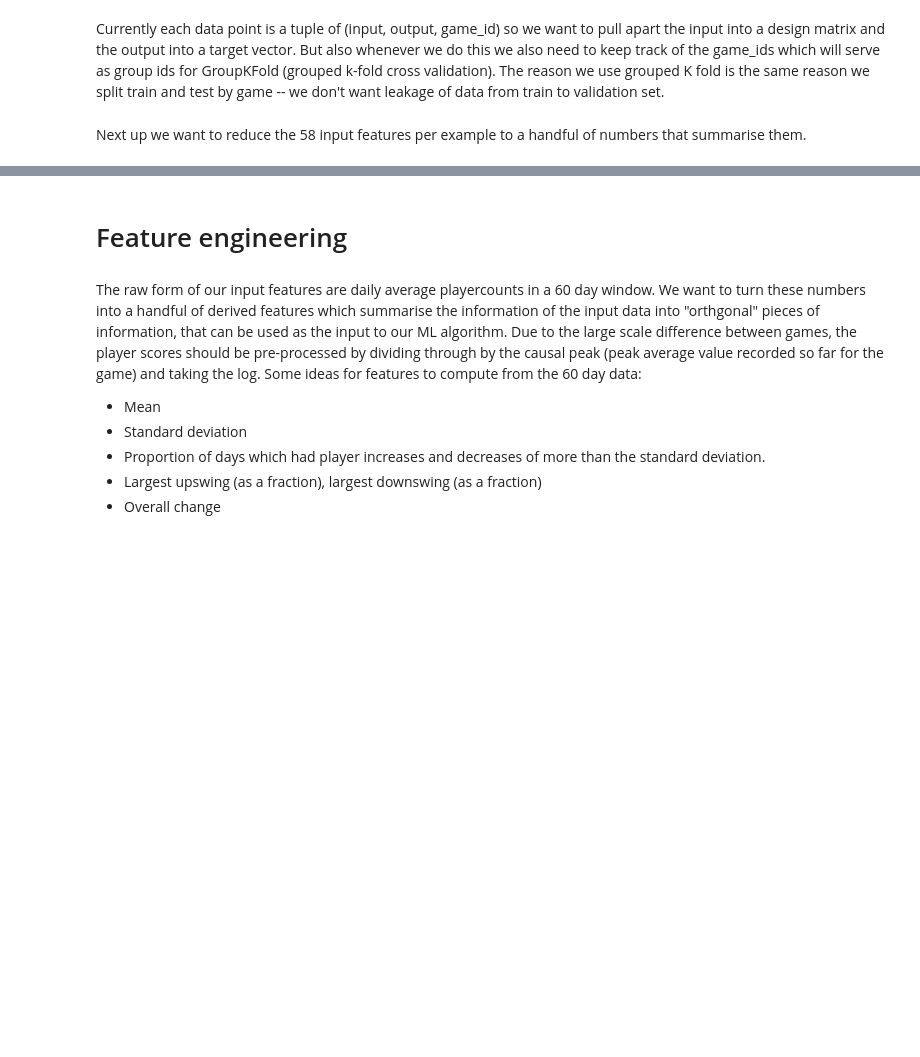
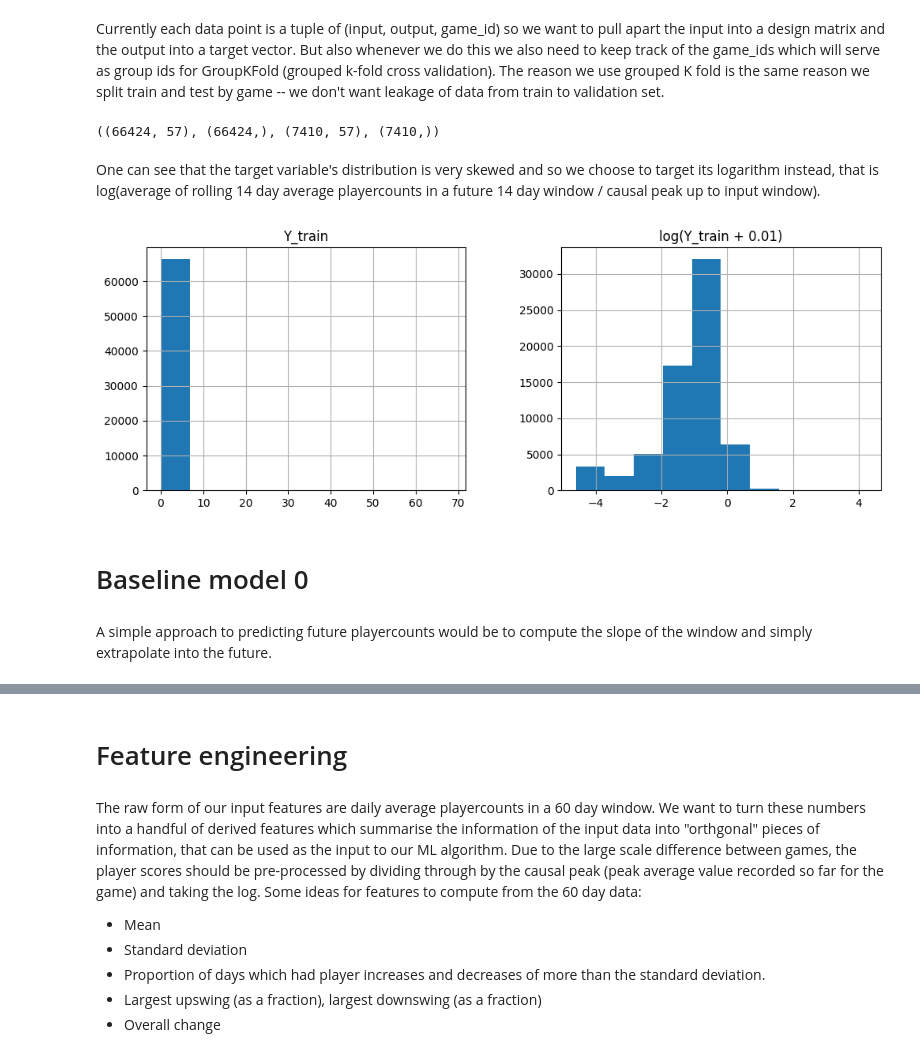
Before and after one commit to su-jai/player_forecasting, a Jupyter notebook: notebooks/data_engineering.ipynb, the cells around one changed output, grey strips where cells are left out. Drawn from its saved outputs; the diff is of its cells as text; code cells hidden in the pictures; blank space fills up the shorter version.

```diff
--- a/notebooks/data_engineering.ipynb
+++ b/notebooks/data_engineering.ipynb
@@ -323,21 +266,21 @@ def extractor(time_series, past_window, embargo, future_window, causal_peaks, ro
             # normalise this by the causal peak at the end of past window
             avg = avg / causal_peak_at_past
             # append the data with the time series of causally normalised past playercounts and the future average
-            points.append((time_series[position: position + past_window], avg, game_id))
+            points.append((time_series[position: position + past_window], avg, game_id, position + past_window - 1))
             # shift along
             position += future_window
 
     return points
-# %%
-data = []
-
-# generate data points
-for column in ra_shuffled:
-    game_id = column
-    time_series = nc_shuffled[column].iloc[1:].tolist()
-    causal_peaks = cp_shuffled[column].iloc[1:].tolist()
-    roll_average = ra_shuffled[column].iloc[1:].tolist()
-    data.append(extractor(time_series, 56, 56, 14, causal_peaks, roll_average, game_id))
+# %%
+data = []
+
+# generate data points
+for column in shuffled["cna"]:
+    game_id = column
+    time_series = shuffled["cna"][column].iloc[1:].tolist()
+    causal_peaks = shuffled["cpa"][column].iloc[1:].tolist()
+    roll_average = shuffled["pca"][column].iloc[1:].tolist()
+    data.append(extractor(time_series, 56, 56, 14, causal_peaks, roll_average, game_id))
 # %%
 print("Number of games is " + str(len(data)))
 print(len(data[0]))
@@ -373,25 +316,45 @@ print(len(data_train_f))
 Currently each data point is a tuple of (input, output, game_id) so we want to pull apart the input into a design matrix and the output into a target vector. But also whenever we do this we also need to keep track of the game_ids which will serve as group ids for GroupKFold (grouped k-fold cross validation). The reason we use grouped K fold is the same reason we split train and test by game -- we don't want leakage of data from train to validation set.
 # %%
 x_train = []
+y_train = []
 groups_train = []
-y_train = []
 
 x_test = []
 y_test = []
+groups_test = []
 
 for point in data_train_f:
+    point[0].append(point[3])
     x_train.append(point[0])
     y_train.append(point[1])
     groups_train.append(point[2])
 
 for point in data_test_f:
+    point[0].append(point[3])
     x_test.append(point[0])
     y_test.append(point[1])
+    groups_test.append(point[2])
 
 X_train = np.array(x_train)
 Y_train = np.array(y_train)
 
 X_test = np.array(x_test)
 Y_test = np.array(y_test)
-# %% [markdown]
-Next up we want to reduce the 58 input features per example to a handful of numbers that summarise them.
+# %%
+X_train.shape, Y_train.shape, X_test.shape, Y_test.shape
+# %% [output]
+((66424, 57), (66424,), (7410, 57), (7410,))
+# %% [markdown]
+One can see that the target variable's distribution is very skewed and so we choose to target its logarithm instead, that is log(average of rolling 14 day average playercounts in a future 14 day window / causal peak up to input window).
+# %%
+fig, (ax1, ax2) = plt.subplots(1, 2, figsize=(12, 4))
+
+pd.DataFrame(Y_train).hist(ax=ax1)
+pd.DataFrame(np.log(Y_train + 0.01)).hist(ax=ax2)
+
+ax1.set_title("Y_train")
+ax2.set_title("log(Y_train + 0.01)")
+
+plt.show()
+# %% [output]
+[figure, added]
@@ -397,0 +363,4 @@ Next up we want to reduce the 58 input features per example to a handful of numb
+# %% [markdown]
+# Baseline model 0
+# %% [markdown]
+A simple approach to predicting future playercounts would be to compute the slope of the window and simply extrapolate into the future.
```
Also changed, not shown: parts of 15 cells of this notebook.
